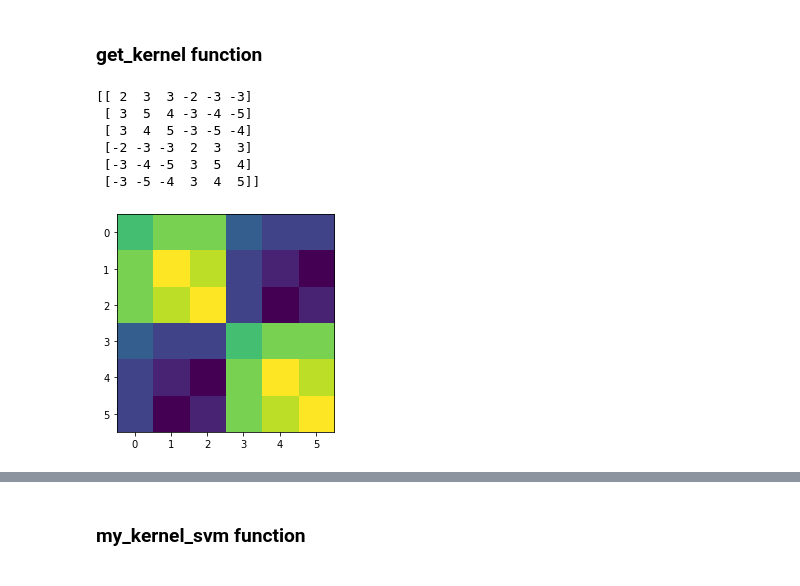
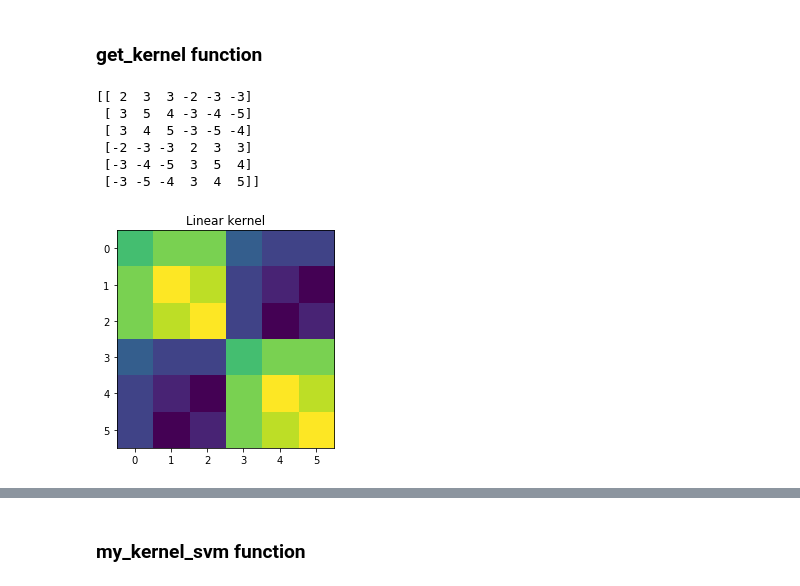
Before and after one commit to matouspelikan/rpzCTU, a Jupyter notebook: assignment_svm2_template/svm2.ipynb, the cells around one changed output, grey strips where cells are left out. Cells and saved outputs as stored; diff of their text form; code cells hidden in the pictures.

```diff
--- a/assignment_svm2_template/svm2.ipynb
+++ b/assignment_svm2_template/svm2.ipynb
@@ -21,7 +21,6 @@ y = np.array([1, 1, 1, -1, -1, -1])
 # %%
 K = get_kernel(X, X, {'kernel': 'linear'})
 print(K)
-plt.imshow(K, cmap='viridis');
 # %% [output]
 [[ 2  3  3 -2 -3 -3]
  [ 3  5  4 -3 -4 -5]
@@ -29,7 +28,11 @@ plt.imshow(K, cmap='viridis');
  [-2 -3 -3  2  3  3]
  [-3 -4 -5  3  5  4]
  [-3 -5 -4  3  4  5]]
-[figure, removed]
+# %%
+plt.imshow(K, cmap='viridis')
+plt.title('Linear kernel');
+# %% [output]
+[figure, added]
 # %%
 K = get_kernel(X, X, {'kernel': 'polynomial', 'd': 2})
 print(K)
```
Also changed, not shown: parts of 13 cells of this notebook.
